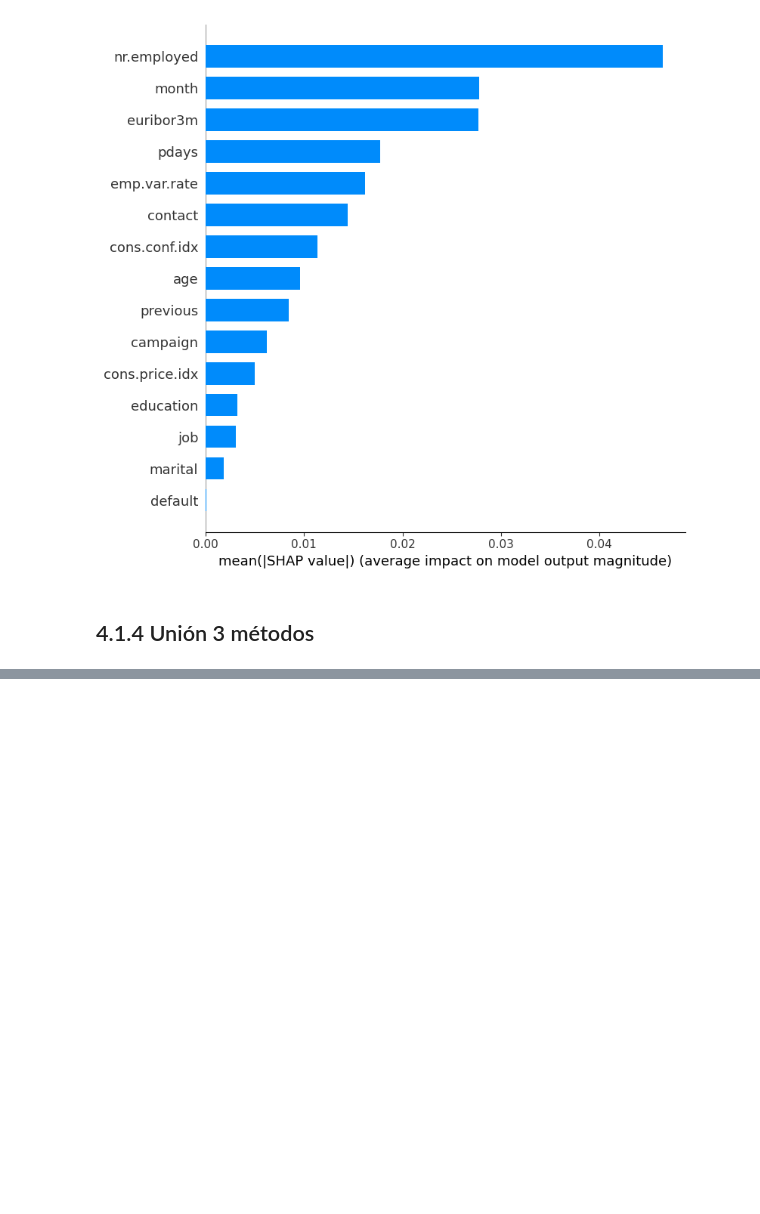
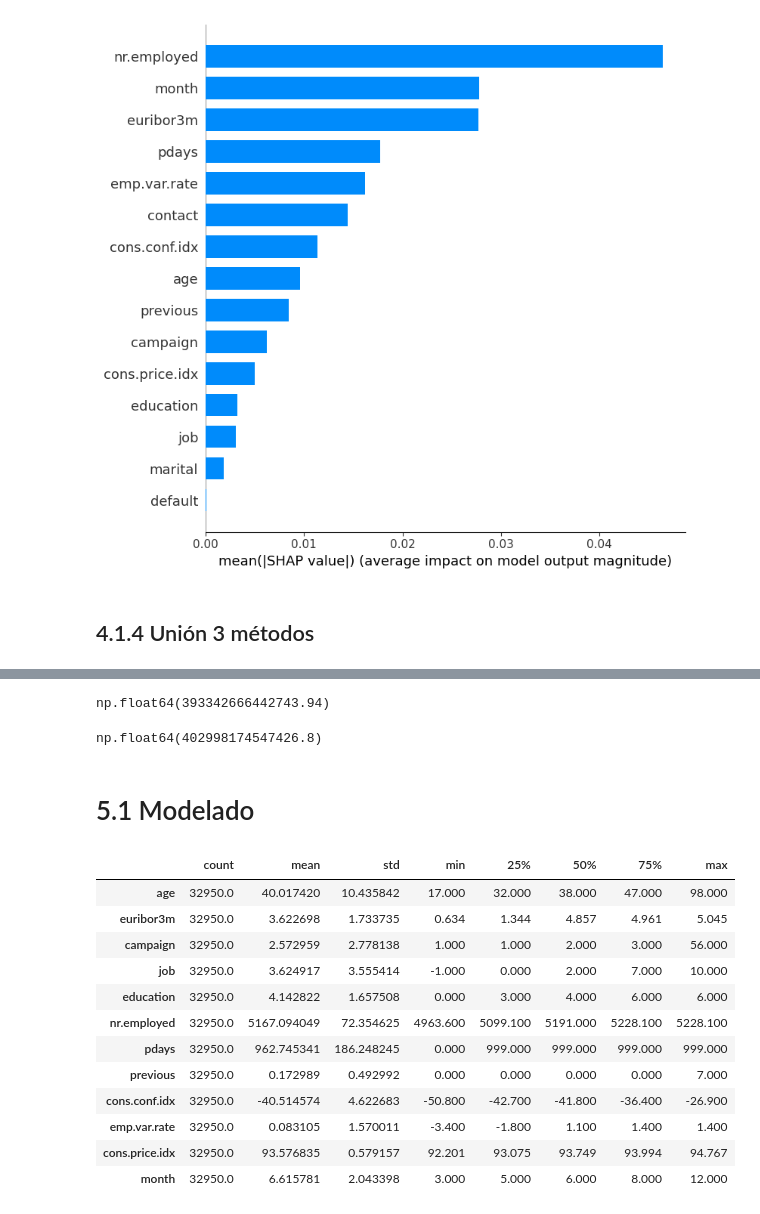
Before and after one commit to 4GeeksAcademy/carlos060495-intro-ml, a Jupyter notebook: src/01-logistic-regression.ipynb, the cells around one changed output, grey strips where cells are left out. Saved outputs shown, nothing was run; the diff lists cells and outputs as text; code cells hidden in the pictures; blank space fills up the shorter version.

```diff
--- a/src/01-logistic-regression.ipynb
+++ b/src/01-logistic-regression.ipynb
@@ -700,0 +682,4 @@ plt.show()
+# %%
+cv_results1.mean()*-1
+# %% [output]
+np.float64(393342666442743.94)
@@ -700,0 +699,26 @@ plt.show()
+# %%
+cv_results2.mean()*-1
+# %% [output]
+np.float64(402998174547426.8)
+# %% [markdown]
+# 5.1 Modelado
+# %%
+# Selecciona la caracteristicas con las que hemos determinado que vamos a proseguir el análisis
+X_train_sel = X_train_imp[features]
+X_test_sel = X_test[features]
+# %%
+X_train_sel.describe().T
+# %% [output]
+|  | count | mean | std | min | 25% | 50% | 75% | max |
+| age | 32950.0 | 40.017420 | 10.435842 | 17.000 | 32.000 | 38.000 | 47.000 | 98.000 |
+| euribor3m | 32950.0 | 3.622698 | 1.733735 | 0.634 | 1.344 | 4.857 | 4.961 | 5.045 |
+| campaign | 32950.0 | 2.572959 | 2.778138 | 1.000 | 1.000 | 2.000 | 3.000 | 56.000 |
+| job | 32950.0 | 3.624917 | 3.555414 | -1.000 | 0.000 | 2.000 | 7.000 | 10.000 |
+| education | 32950.0 | 4.142822 | 1.657508 | 0.000 | 3.000 | 4.000 | 6.000 | 6.000 |
+| nr.employed | 32950.0 | 5167.094049 | 72.354625 | 4963.600 | 5099.100 | 5191.000 | 5228.100 | 5228.100 |
+| pdays | 32950.0 | 962.745341 | 186.248245 | 0.000 | 999.000 | 999.000 | 999.000 | 999.000 |
+| previous | 32950.0 | 0.172989 | 0.492992 | 0.000 | 0.000 | 0.000 | 0.000 | 7.000 |
+| cons.conf.idx | 32950.0 | -40.514574 | 4.622683 | -50.800 | -42.700 | -41.800 | -36.400 | -26.900 |
+| emp.var.rate | 32950.0 | 0.083105 | 1.570011 | -3.400 | -1.800 | 1.100 | 1.400 | 1.400 |
+| cons.price.idx | 32950.0 | 93.576835 | 0.579157 | 92.201 | 93.075 | 93.749 | 93.994 | 94.767 |
+| month | 32950.0 | 6.615781 | 2.043398 | 3.000 | 5.000 | 6.000 | 8.000 | 12.000 |
```
Also changed, not shown: parts of 17 cells of this notebook, 4 other files.
